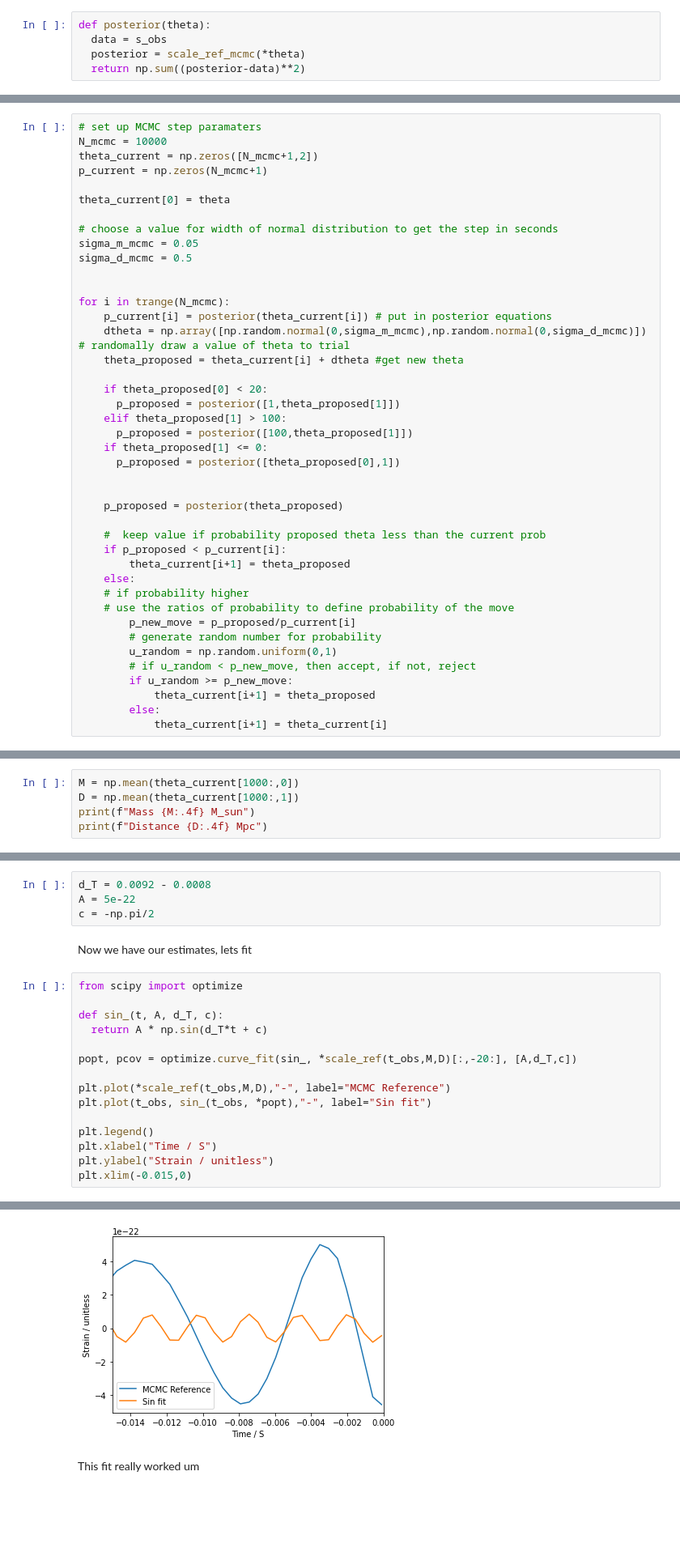
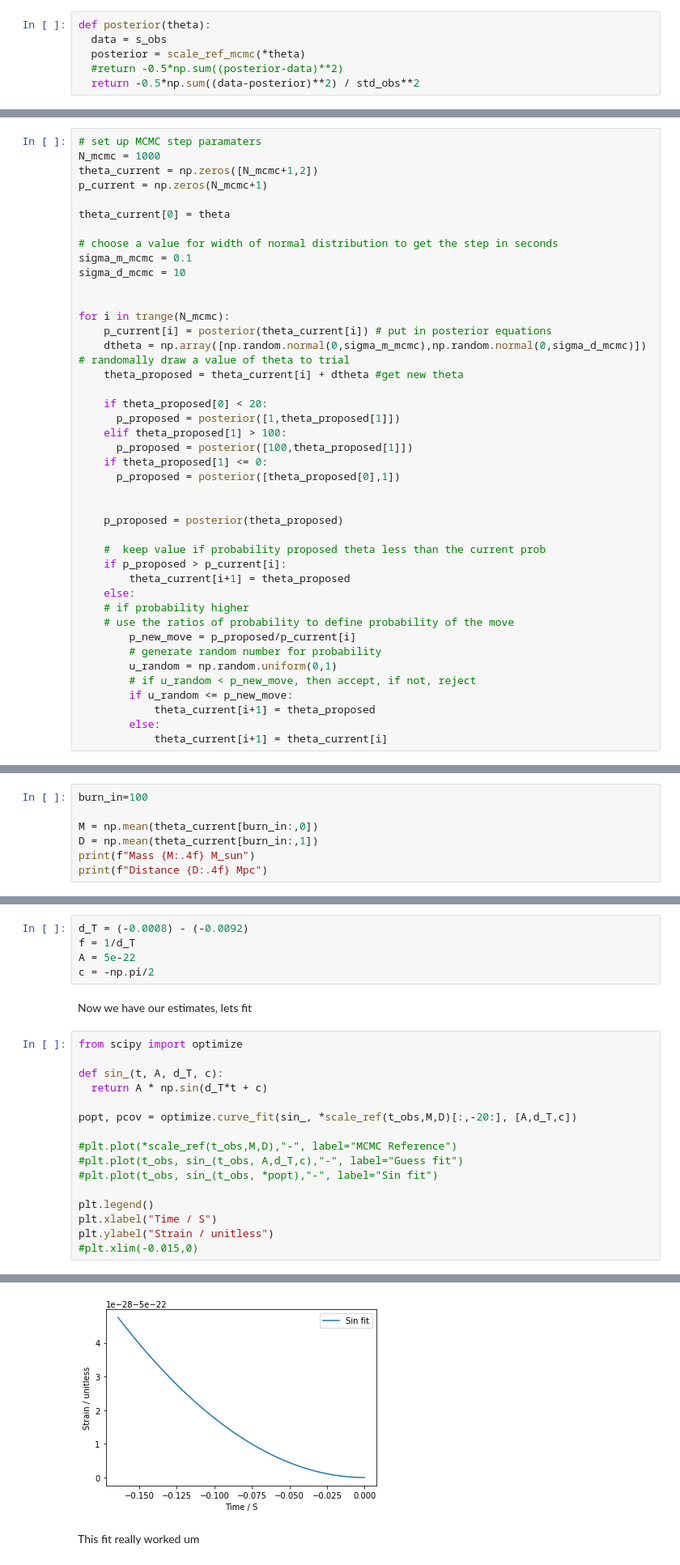
Before and after one commit to Clarke-Jools-36/DataAnalysis22, a Jupyter notebook: CA2_1903779.ipynb, the cells around one changed output, grey strips where cells are left out. Shown: that part at 81% size. Drawn from its saved outputs; the diff is of its cells as text; blank space fills up the shorter version.

```diff
--- a/CA2_1903779.ipynb
+++ b/CA2_1903779.ipynb
@@ -563,20 +567,21 @@ Now we need a metric to compare the goodness of fit of our theta values against
 def posterior(theta):
   data = s_obs
   posterior = scale_ref_mcmc(*theta)
-  return np.sum((posterior-data)**2)
+  #return -0.5*np.sum((posterior-data)**2)
+  return -0.5*np.sum((data-posterior)**2) / std_obs**2
 # %%
 from tqdm.notebook import trange
 # %%
 # set up MCMC step paramaters
-N_mcmc = 10000
+N_mcmc = 1000
 theta_current = np.zeros([N_mcmc+1,2])
 p_current = np.zeros(N_mcmc+1)
 
 theta_current[0] = theta
 
 # choose a value for width of normal distribution to get the step in seconds
-sigma_m_mcmc = 0.05
-sigma_d_mcmc = 0.5
+sigma_m_mcmc = 0.1
+sigma_d_mcmc = 10
 
 
 for i in trange(N_mcmc):
@@ -595,7 +600,7 @@ for i in trange(N_mcmc):
     p_proposed = posterior(theta_proposed)
 
     #  keep value if probability proposed theta less than the current prob
-    if p_proposed < p_current[i]:
+    if p_proposed > p_current[i]:
         theta_current[i+1] = theta_proposed
     else:
     # if probability higher
@@ -604,7 +609,7 @@ for i in trange(N_mcmc):
         # generate random number for probability
         u_random = np.random.uniform(0,1)
         # if u_random < p_new_move, then accept, if not, reject
-        if u_random >= p_new_move:
+        if u_random <= p_new_move:
             theta_current[i+1] = theta_proposed
         else:
             theta_current[i+1] = theta_current[i]
@@ -637,8 +642,10 @@ Text(0, 0.5, 'P')
 # %% [markdown]
 At $10^3$ we get a nice clean steady P value of the order of $1\times10^{-42}$. Lets take the first 1000 values as our burn in.
 # %%
-M = np.mean(theta_current[1000:,0])
-D = np.mean(theta_current[1000:,1])
+burn_in=100
+
+M = np.mean(theta_current[burn_in:,0])
+D = np.mean(theta_current[burn_in:,1])
 print(f"Mass {M:.4f} M_sun")
 print(f"Distance {D:.4f} Mpc")
 # %% [output]
@@ -707,7 +714,8 @@ plt.axhline(5e-22, color="r", ls="-")
 # %% [markdown]
 Now lets fit a sin function to this. While I could use more mcmc I'd rather not, so we're going to use scipy. We first need to take a guess at some initial values, so lets look at the arbitrary dashed horizontal line on the graph and use it to find the period inbetween the shaded region. Then I used the red horizontal line to estimate the amplitude. Finally, at t=0, the wave is aproximately at a minimum, so we add a phase shift of -pi/2
 # %%
-d_T = 0.0092 - 0.0008
+d_T = (-0.0008) - (-0.0092)
+f = 1/d_T
 A = 5e-22
 c = -np.pi/2
 # %% [markdown]
@@ -720,11 +728,12 @@ def sin_(t, A, d_T, c):
 
 popt, pcov = optimize.curve_fit(sin_, *scale_ref(t_obs,M,D)[:,-20:], [A,d_T,c])
 
-plt.plot(*scale_ref(t_obs,M,D),"-", label="MCMC Reference")
-plt.plot(t_obs, sin_(t_obs, *popt),"-", label="Sin fit")
+#plt.plot(*scale_ref(t_obs,M,D),"-", label="MCMC Reference")
+#plt.plot(t_obs, sin_(t_obs, A,d_T,c),"-", label="Guess fit")
+#plt.plot(t_obs, sin_(t_obs, *popt),"-", label="Sin fit")
 
 plt.legend()
 plt.xlabel("Time / S")
 plt.ylabel("Strain / unitless")
-plt.xlim(-0.015,0)
+#plt.xlim(-0.015,0)
 # %% [output]
@@ -732,3 +741,3 @@ plt.xlim(-0.015,0)
-[figure, old version]
+[figure, new version]
 # %% [markdown]
 This fit really worked um
```
Also changed, not shown: parts of 26 cells of this notebook.
